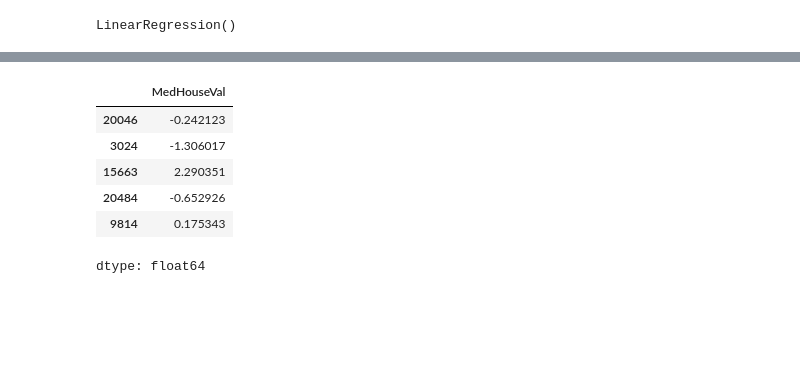
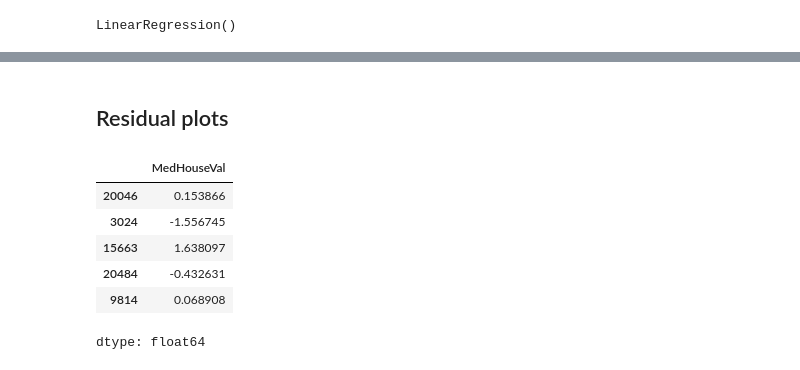
Before and after one commit to mim-1999/california-housing-regression, a Jupyter notebook: notebooks/01_eda_and_regression.ipynb, the cells around one changed output, grey strips where cells are left out. Drawn from its saved outputs; the diff is of its cells as text; code cells hidden in the pictures; blank space fills up the shorter version.

```diff
--- a/notebooks/01_eda_and_regression.ipynb
+++ b/notebooks/01_eda_and_regression.ipynb
@@ -368,6 +360,6 @@ max       6.915853     2.886291     2.494171
 # %%
 from sklearn.linear_model import LinearRegression
 model= LinearRegression()
-model.fit(X_train, y_train)
+model.fit(X_train_scaled, y_train)
 # %% [output]
 LinearRegression()
@@ -398,0 +384,3 @@ Root Mean Squared Error: 0.7456
+# %%
+y_train_pred = model.predict(X_train_scaled)
+y_test_pred = model.predict(X_test_scaled)
@@ -399,11 +441,13 @@ Root Mean Squared Error: 0.7456
+# %% [markdown]
+## Residual plots
 # %%
-residuals = y_test - y_pred
+residuals = y_test - y_test_pred
 residuals.head()
 # %% [output]
 |  | MedHouseVal |
-| 20046 | -0.242123 |
-| 3024 | -1.306017 |
-| 15663 | 2.290351 |
-| 20484 | -0.652926 |
-| 9814 | 0.175343 |
+| 20046 | 0.153866 |
+| 3024 | -1.556745 |
+| 15663 | 1.638097 |
+| 20484 | -0.432631 |
+| 9814 | 0.068908 |
 dtype: float64
```
Also changed, not shown: parts of 19 cells of this notebook.
